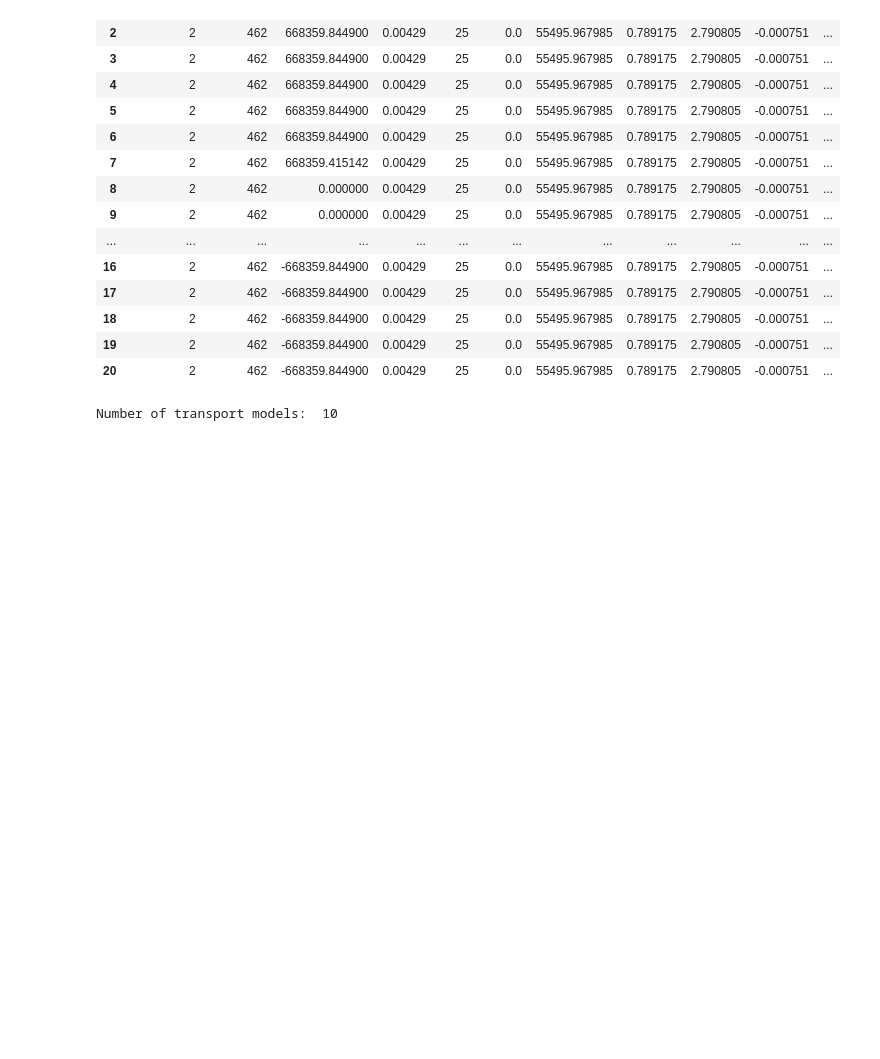
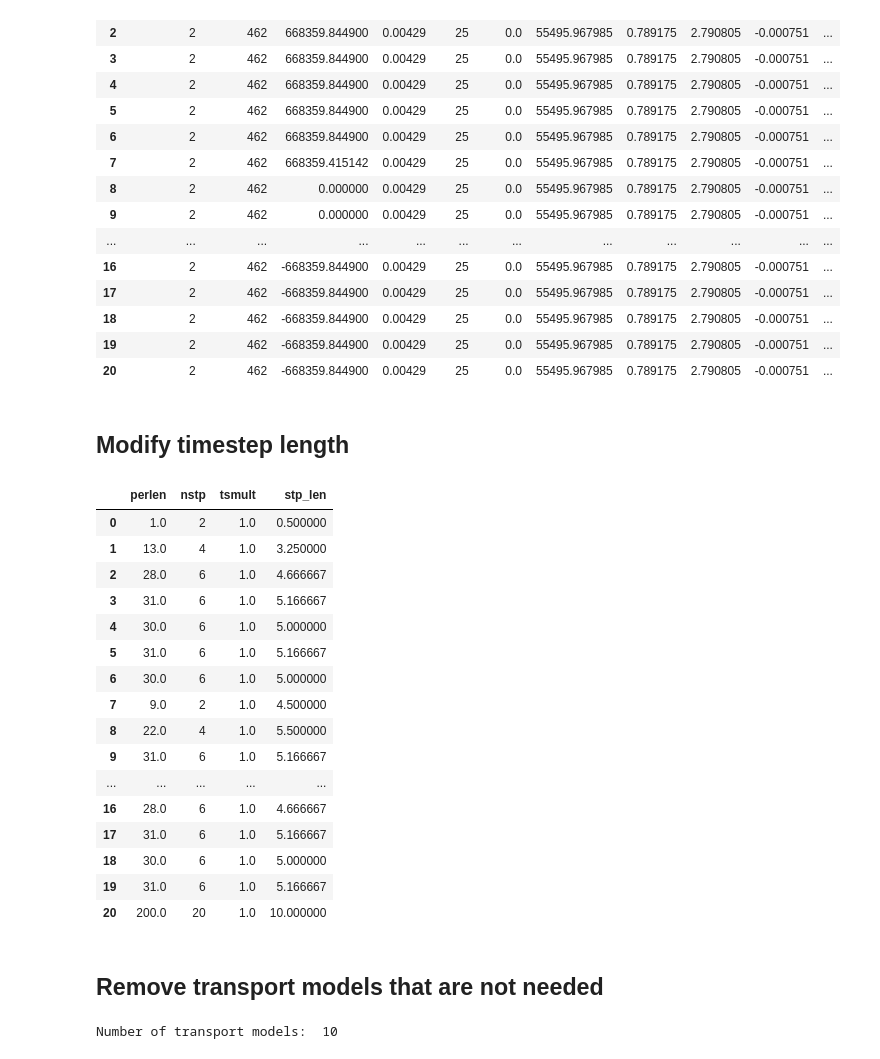
Before and after one commit to LimnoTech/mf6rtm-asr-example, a Jupyter notebook: sims/sim03-Wallis2011/Ex5_setup3.ipynb, the cells around one changed output. Saved outputs shown, nothing was run; the diff lists cells and outputs as text; code cells hidden in the pictures; blank space fills up the shorter version.

Commit message:
updated timestep splitting functions
From March 25

```diff
--- a/sims/sim03-Wallis2011/Ex5_setup3.ipynb
+++ b/sims/sim03-Wallis2011/Ex5_setup3.ipynb
@@ -192,8 +191,8 @@ user = "Anthony"
 os = "macarm"
 
 # version = "6.4.2"
-version = "6.5.0"
-# version = "6.7.0.dev3"
+# version = "6.5.0"
+version = "6.7.0"
 
 try:
     mf6_exe = Path(flopy.which("mf6"))
@@ -1175,4 +1180,6 @@ spd_welchem_df
 | 18 | 2 | 462 | -668359.844900 | 0.00429 | 25 | 0.0 | 55495.967985 | 0.789175 | 2.790805 | -0.000751 | ... |
 | 19 | 2 | 462 | -668359.844900 | 0.00429 | 25 | 0.0 | 55495.967985 | 0.789175 | 2.790805 | -0.000751 | ... |
 | 20 | 2 | 462 | -668359.844900 | 0.00429 | 25 | 0.0 | 55495.967985 | 0.789175 | 2.790805 | -0.000751 | ... |
+# %% [markdown]
+## Modify timestep length
 # %%
@@ -1194,4 +1199,28 @@ if change_nstp == True:
     sim.get_package("tdis").perioddata.set_data(tdis_spd)
+# %%
+tdis_spd_df = pd.DataFrame.from_records(tdis.perioddata.get_data())
+tdis_spd_df['stp_len'] = tdis_spd_df['perlen'] / tdis_spd_df['nstp']
+tdis_spd_df
+# %% [output]
+|  | perlen | nstp | tsmult | stp_len |
+| 0 | 1.0 | 2 | 1.0 | 0.500000 |
+| 1 | 13.0 | 4 | 1.0 | 3.250000 |
+| 2 | 28.0 | 6 | 1.0 | 4.666667 |
+| 3 | 31.0 | 6 | 1.0 | 5.166667 |
+| 4 | 30.0 | 6 | 1.0 | 5.000000 |
+| 5 | 31.0 | 6 | 1.0 | 5.166667 |
+| 6 | 30.0 | 6 | 1.0 | 5.000000 |
+| 7 | 9.0 | 2 | 1.0 | 4.500000 |
+| 8 | 22.0 | 4 | 1.0 | 5.500000 |
+| 9 | 31.0 | 6 | 1.0 | 5.166667 |
+| ... | ... | ... | ... | ... |
+| 16 | 28.0 | 6 | 1.0 | 4.666667 |
+| 17 | 31.0 | 6 | 1.0 | 5.166667 |
+| 18 | 30.0 | 6 | 1.0 | 5.000000 |
+| 19 | 31.0 | 6 | 1.0 | 5.166667 |
+| 20 | 200.0 | 20 | 1.0 | 10.000000 |
+# %% [markdown]
+## Remove transport models that are not needed
 # %%
 # Remove transport models for testing
 sim.remove_model('trans-tds')
```
Also changed, not shown: parts of 8 cells of this notebook, 6 other files.
